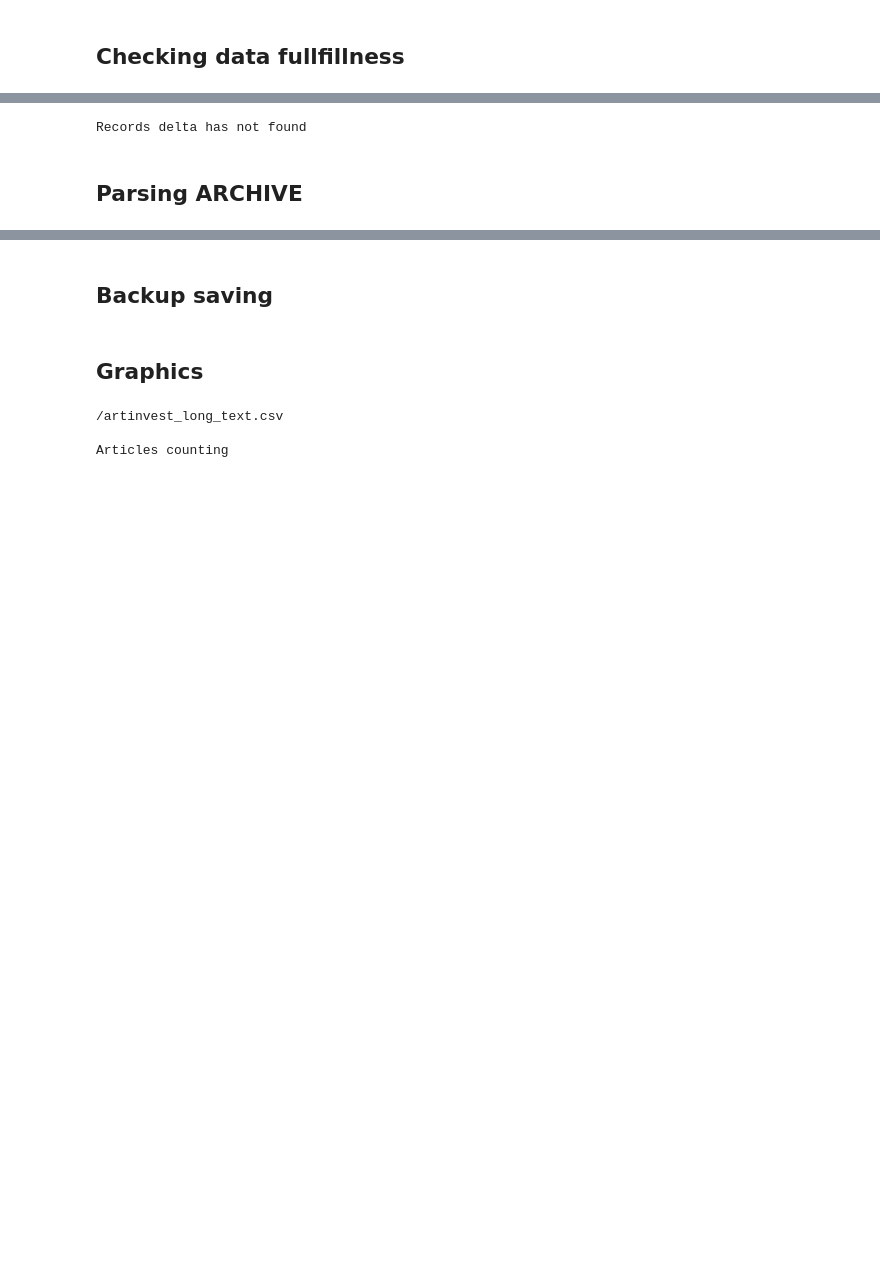
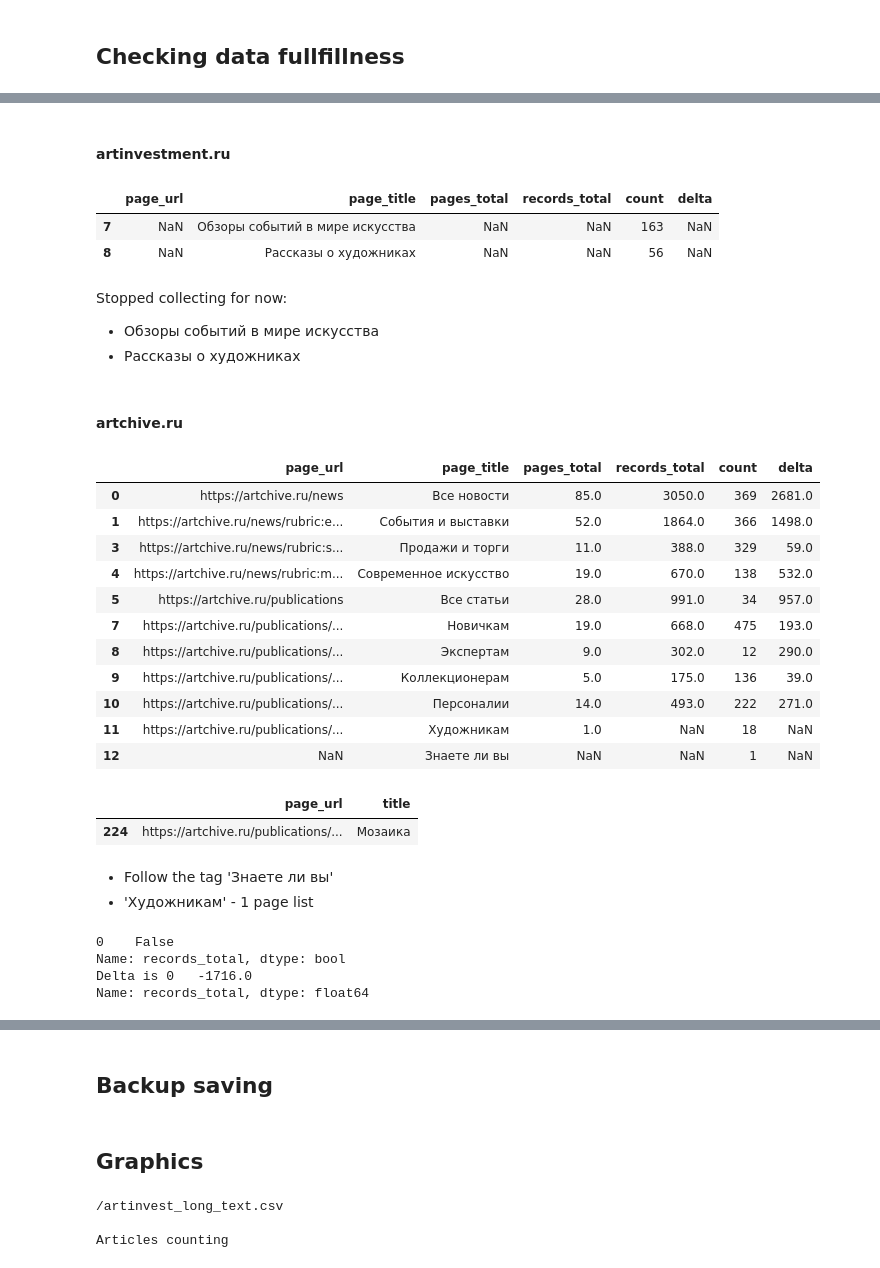
Before and after one commit to Bella151305/ArtProject, a Jupyter notebook: Parsing.ipynb, the cells around one changed output, grey strips where cells are left out. Drawn from its saved outputs; the diff is of its cells as text; code cells hidden in the pictures; blank space fills up the shorter version.

```diff
--- a/Parsing.ipynb
+++ b/Parsing.ipynb
@@ -40,6 +48,14 @@ artinvest_lt = '/artinvest_long_text.csv'
 
 theartnewspaper_d = '/theartnewspaper_data_new.csv'
 theartnewspaper_lt = '/theartnewspaper_long_text.csv'
+
+artchive_s = '/artchive_pages_counter_stat.csv'
+artchive_d = '/artchive_news_articles_data.csv'
+artchive_lt = '/artchive_long_text.csv'
+
+artuzel_s = '/artusel_pages_counter_stat.csv'
+artuzel_d = '/artuzel_news_articles_data.csv'
+artuzel_lt = '/artuzel_long_text.csv'
 # %% [markdown]
 ## Sites' list for parsing
 # %%
@@ -896,17 +1440,52 @@ All long texts were found
-# %%
-# Checking artinvest collected lines
-
-pages_counter = artinvest_pages_counter_stat.loc[artinvest_pages_counter_stat['parsing_date']==artinvest_pages_counter_stat['parsing_date'].max()][['page_url', 'page_title', 'records_total']]
-data_counter = artinvest_news_articles_data.groupby(['page_title']).size().to_frame(name = 'count').reset_index()
-combo = pages_counter.merge(data_counter, on='page_title', how='outer')
-combo['delta'] = combo['records_total'] - combo['count']
-
-problem_archive_pages = combo.loc[combo['delta']!=0]['page_url'].tolist()
-if len(problem_archive_pages)==0:
-  print('Records delta has not found')
-else:
-  display(combo.loc[combo['page_url'].isin(problem_archive_pages)])
-# %% [output]
-Records delta has not found
-# %% [markdown]
-## Parsing ARCHIVE
+# %% [markdown]
+#### artinvestment.ru
+# %%
+# Checking ARTINVEST collected lines
+collect_lines_check(df_list[1], df_list[0]) # 17. Checking collected lines
+#collect_lines_check(pages_counter_stat, news_articles_data)
+# %% [output]
+|  | page_url | page_title | pages_total | records_total | count | delta |
+| 7 | NaN | Обзоры событий в мире искусства | NaN | NaN | 163 | NaN |
+| 8 | NaN | Рассказы о художниках | NaN | NaN | 56 | NaN |
+# %% [markdown]
+Stopped collecting for now:
+- Обзоры событий в мире искусства
+- Рассказы о художниках
+# %% [markdown]
+#### artchive.ru
+# %%
+# Checking ARTCHIVE collected lines
+collect_lines_check(df_list[4], df_list[3]) # 17. Checking collected lines
+#collect_lines_check(pages_counter_stat, news_articles_data)
+# %% [output]
+|  | page_url | page_title | pages_total | records_total | count | delta |
+| 0 | https://artchive.ru/news | Все новости | 85.0 | 3050.0 | 369 | 2681.0 |
+| 1 | https://artchive.ru/news/rubric:e... | События и выставки | 52.0 | 1864.0 | 366 | 1498.0 |
+| 3 | https://artchive.ru/news/rubric:s... | Продажи и торги | 11.0 | 388.0 | 329 | 59.0 |
+| 4 | https://artchive.ru/news/rubric:m... | Современное искусство | 19.0 | 670.0 | 138 | 532.0 |
+| 5 | https://artchive.ru/publications | Все статьи | 28.0 | 991.0 | 34 | 957.0 |
+| 7 | https://artchive.ru/publications/... | Новичкам | 19.0 | 668.0 | 475 | 193.0 |
+| 8 | https://artchive.ru/publications/... | Экспертам | 9.0 | 302.0 | 12 | 290.0 |
+| 9 | https://artchive.ru/publications/... | Коллекционерам | 5.0 | 175.0 | 136 | 39.0 |
+| 10 | https://artchive.ru/publications/... | Персоналии | 14.0 | 493.0 | 222 | 271.0 |
+| 11 | https://artchive.ru/publications/... | Художникам | 1.0 | NaN | 18 | NaN |
+| 12 | NaN | Знаете ли вы | NaN | NaN | 1 | NaN |
+# %%
+artchive_news_articles_data.loc[artchive_news_articles_data['page_title']=='Знаете ли вы'][['page_url', 'title']]
+# %% [output]
+|  | page_url | title |
+| 224 | https://artchive.ru/publications/... | Мозаика |
+# %% [markdown]
+- Follow the tag 'Знаете ли вы'
+- 'Художникам' - 1 page list
+# %%
+combo['section'] = combo['page_url'].dropna().apply(lambda x: x.split('/')[3])
+news_c = combo.loc[combo['page_title']=='Все новости']['records_total']
+news_sect_c = combo.loc[(combo['section']=='news')&(combo['page_title']!='Все новости')]['records_total'].sum()
+print(news_c==news_sect_c)
+print('Delta is {}'.format(news_c-news_sect_c))
+# %% [output]
+0    False
+Name: records_total, dtype: bool
+Delta is 0   -1716.0
+Name: records_total, dtype: float64
```
Also changed, not shown: parts of 85 cells of this notebook.
